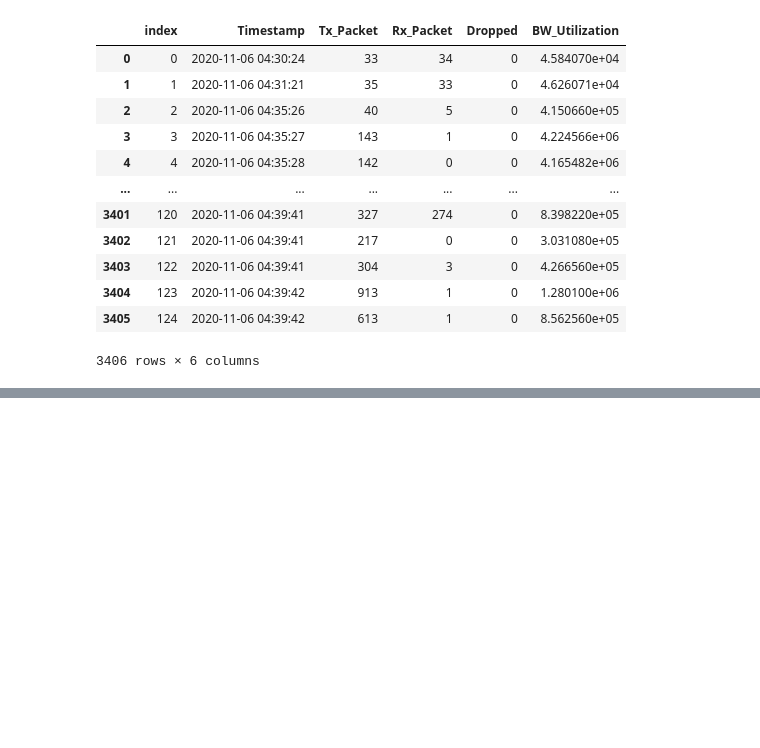
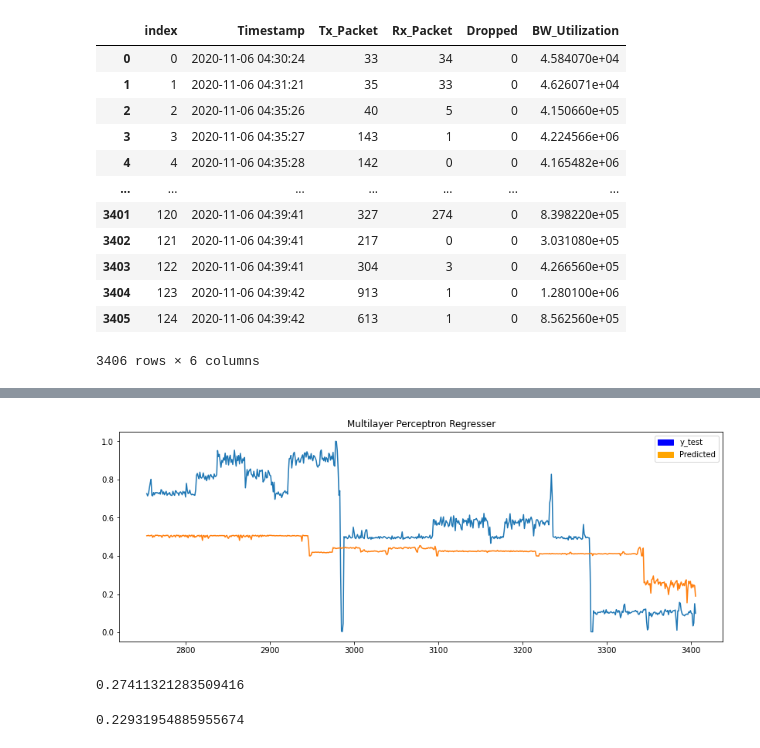
Before and after one commit to Naravith/Project, a Jupyter notebook: Deep Learning/RandomForest&MLP.ipynb, the cells around one changed output, grey strips where cells are left out. Saved outputs shown, nothing was run; the diff lists cells and outputs as text; code cells hidden in the pictures; blank space fills up the shorter version.

```diff
--- a/Deep Learning/RandomForest&MLP.ipynb
+++ b/Deep Learning/RandomForest&MLP.ipynb
@@ -230,0 +292,19 @@ mean_absolute_error(y_test, y_pred)
+# %%
+plt.figure(figsize=(14,5))
+plt.title('Multilayer Perceptron Regresser')
+plt.plot(valid[['BW_Utilization','Prediction']])
+blue = mpatches.Patch(color='blue', label='y_test')
+orange = mpatches.Patch(color='orange', label='Predicted')
+plt.legend(handles=[blue, orange])
+
+plt.show()
+# %% [output]
+[figure, added]
+# %%
+math.sqrt(mean_squared_error(y_test[-future_days:],mlp_prediction))
+# %% [output]
+0.27411321283509416
+# %%
+mean_absolute_error(y_test[-future_days:], mlp_prediction)
+# %% [output]
+0.22931954885955674
```
Also changed, not shown: parts of 46 cells of this notebook, 1 other file.
